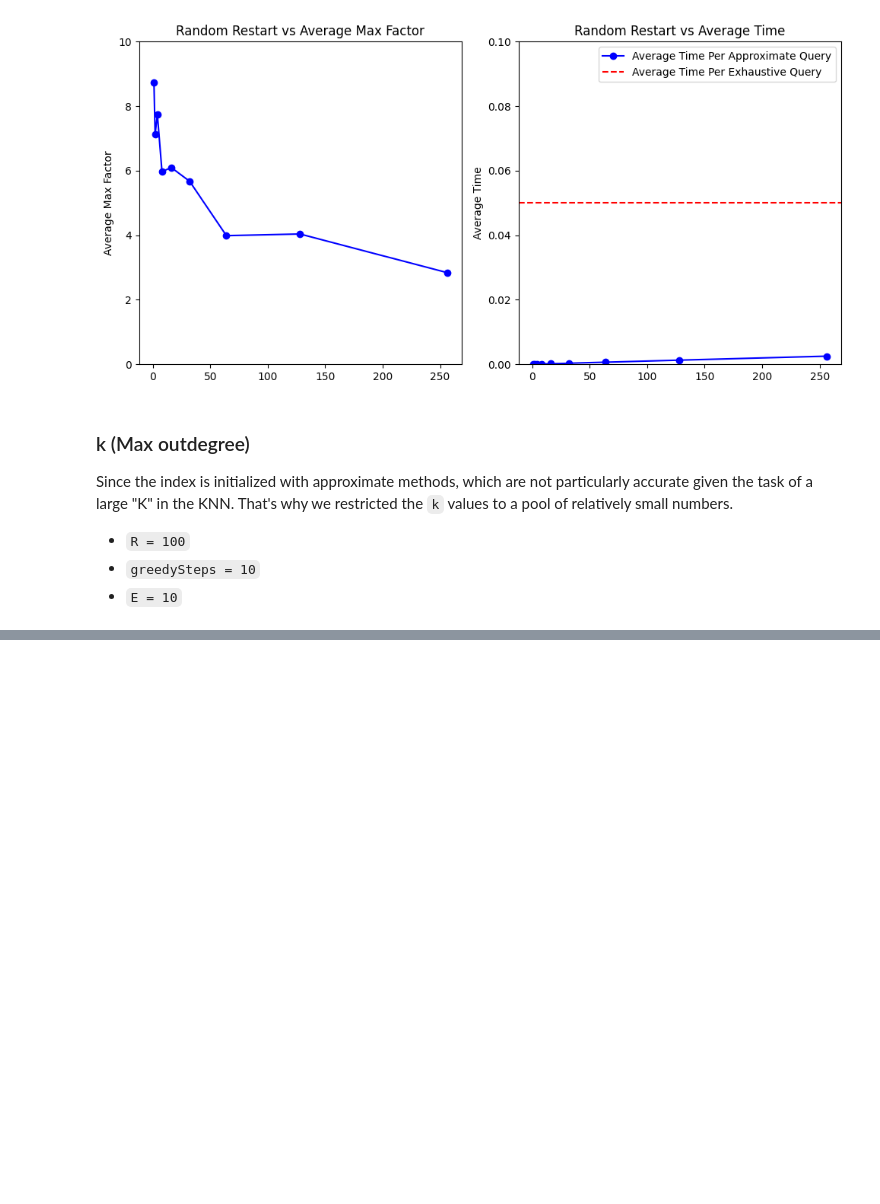
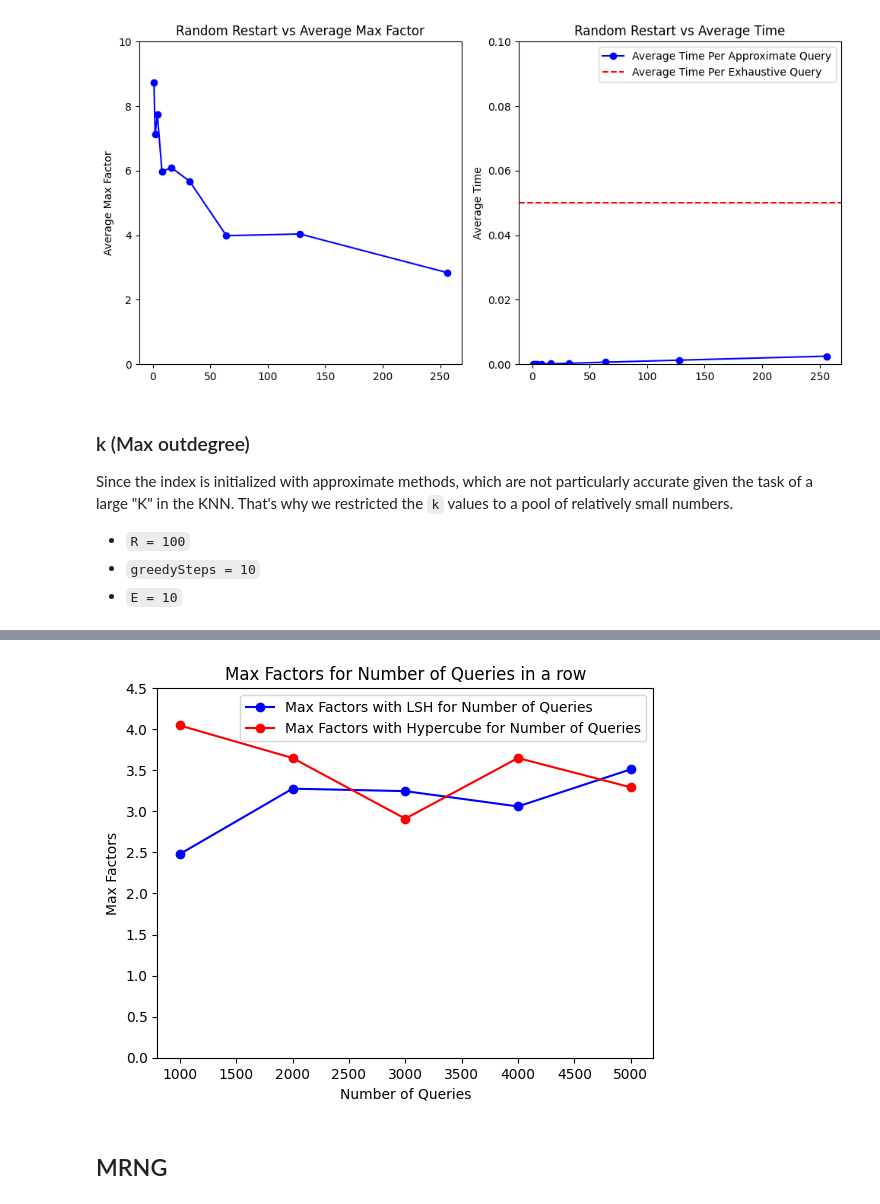
Before and after one commit to UpTheShipCreek/Project2023, a Jupyter notebook: Assignment_2/AlgorithmComparisons.ipynb, the cells around one changed output, grey strips where cells are left out. Cells and saved outputs as stored; diff of their text form; code cells hidden in the pictures; blank space fills up the shorter version.

```diff
--- a/Assignment_2/AlgorithmComparisons.ipynb
+++ b/Assignment_2/AlgorithmComparisons.ipynb
@@ -506,0 +655,28 @@ Since the index is initialized with approximate methods, which are not particula
+# %%
+import matplotlib.pyplot as plt
+
+# Data
+q_values = [1000, 2000, 3000, 4000, 5000]
+
+lsh_max_factors = [2.479902, 3.275721, 3.245855 , 3.059500, 3.511222]
+cube_max_factors = [4.045549, 3.649006, 2.910542, 3.649006, 3.292359]
+
+plt.plot(q_values, lsh_max_factors, marker='o', linestyle='-', color='b', label='Max Factors with LSH for Number of Queries')
+plt.plot(q_values, cube_max_factors , marker='o', linestyle='-', color='r', label='Max Factors with Hypercube for Number of Queries')
+
+
+# Adding labels and title
+plt.xlabel('Number of Queries')
+plt.ylabel('Max Factors')
+plt.ylim(0.0, 4.5)
+plt.title('Max Factors for Number of Queries in a row')
+
+# Adding legend
+plt.legend()
+
+# Display the graph
+plt.show()
+# %% [output]
+[figure, added]
+# %% [markdown]
+## MRNG
```
Also changed, not shown: parts of 6 cells of this notebook.
